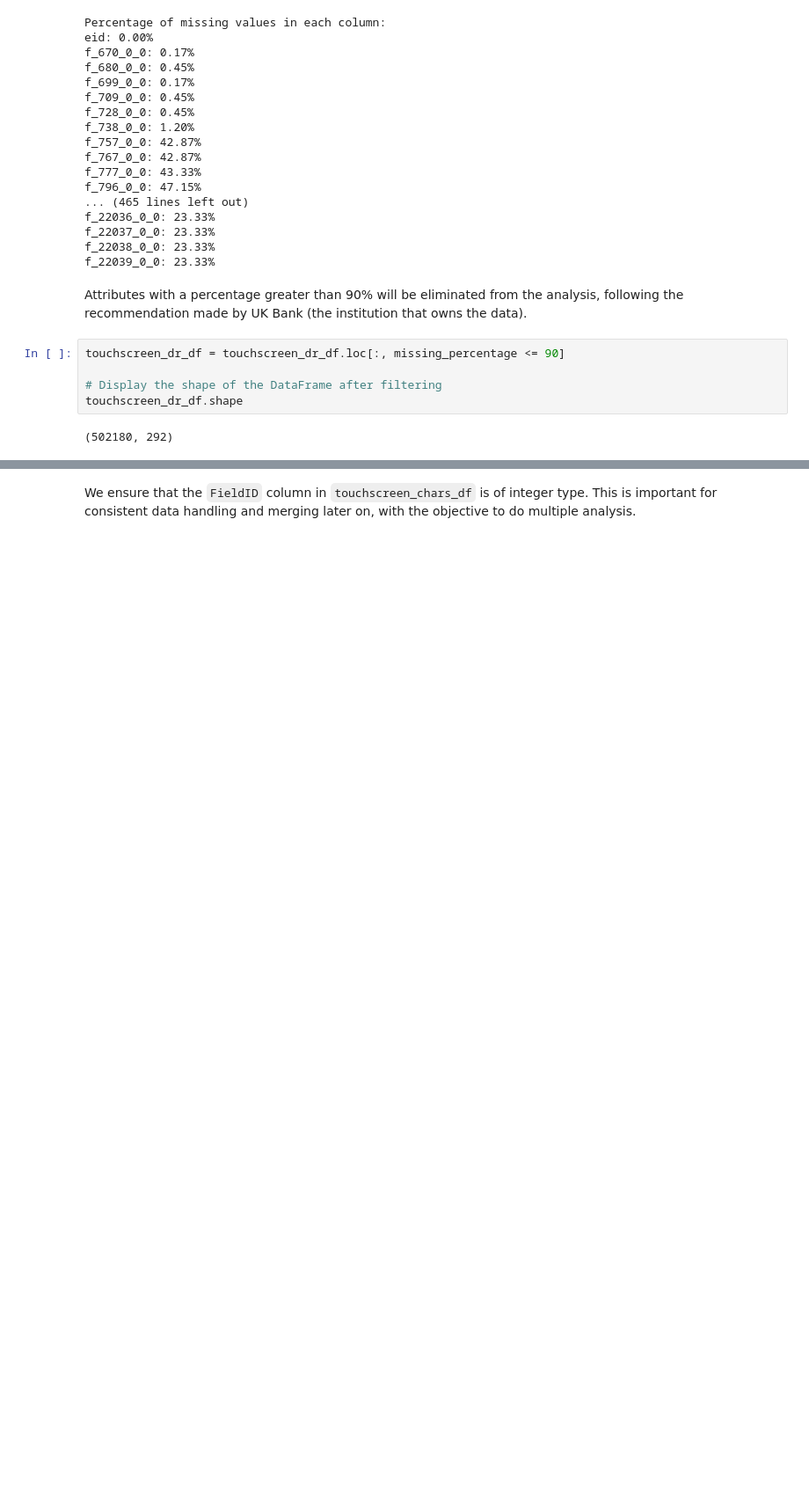
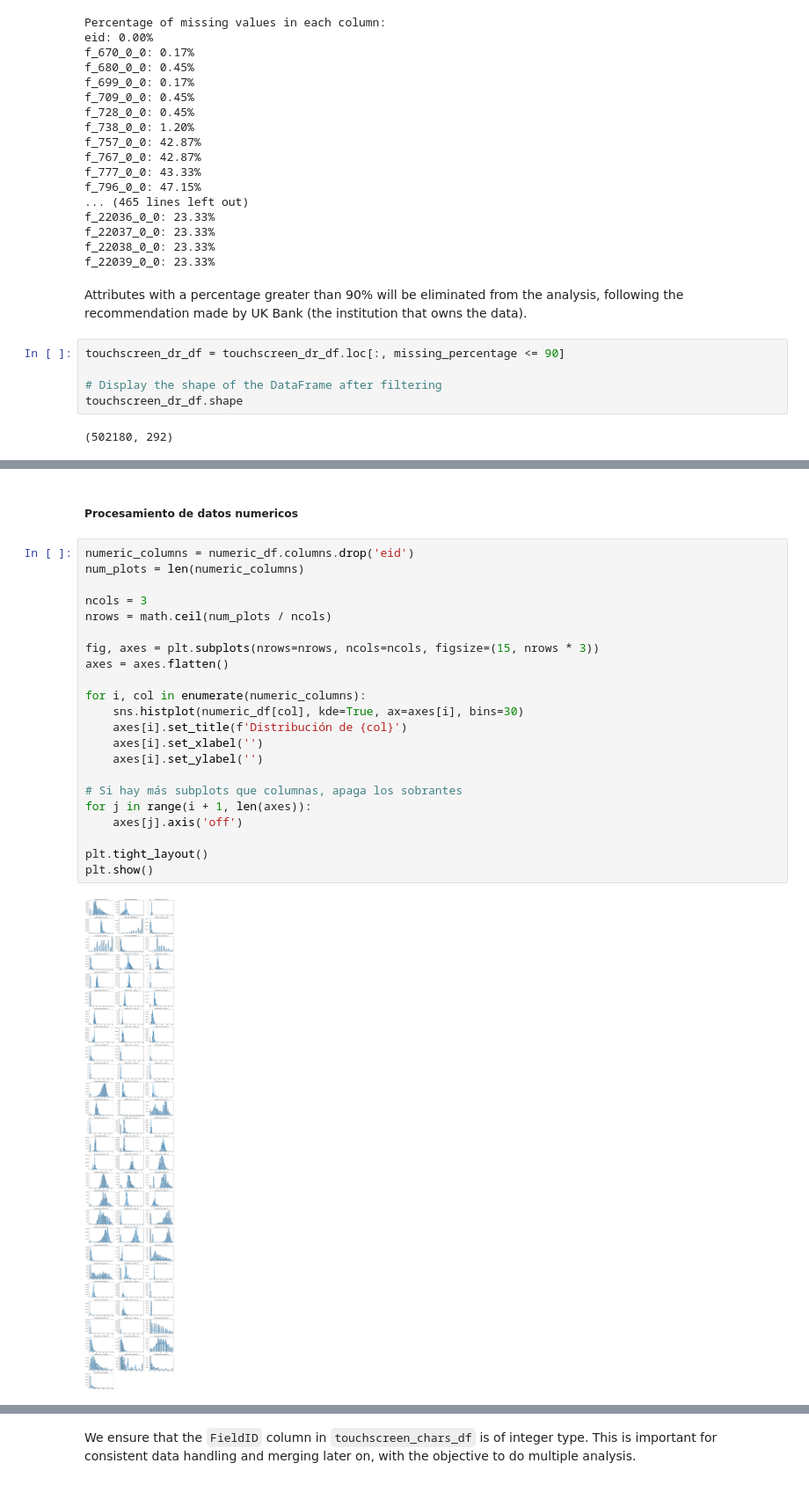
Before and after one commit to fsalamancar/Horizontal_UKB, a Jupyter notebook: touchscreen/touchscreen.ipynb, the cells around one changed output, grey strips where cells are left out. Shown at 88% size. Drawn from its saved outputs; the diff is of its cells as text; blank space fills up the shorter version.

```diff
--- a/touchscreen/touchscreen.ipynb
+++ b/touchscreen/touchscreen.ipynb
@@ -315,0 +376,26 @@ touchscreen_dr_df.head()
+# %% [markdown]
+##### Procesamiento de datos numericos
+# %%
+numeric_columns = numeric_df.columns.drop('eid')
+num_plots = len(numeric_columns)
+
+ncols = 3
+nrows = math.ceil(num_plots / ncols)
+
+fig, axes = plt.subplots(nrows=nrows, ncols=ncols, figsize=(15, nrows * 3))
+axes = axes.flatten()
+
+for i, col in enumerate(numeric_columns):
+    sns.histplot(numeric_df[col], kde=True, ax=axes[i], bins=30)
+    axes[i].set_title(f'Distribución de {col}')
+    axes[i].set_xlabel('')
+    axes[i].set_ylabel('')
+
+# Si hay más subplots que columnas, apaga los sobrantes
+for j in range(i + 1, len(axes)):
+    axes[j].axis('off')
+
+plt.tight_layout()
+plt.show()
+# %% [output]
+[figure, added]
```
Also changed, not shown: parts of 25 cells of this notebook.
